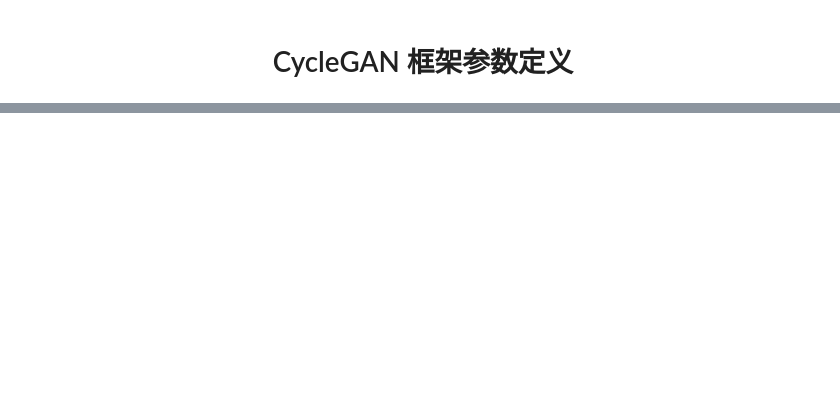
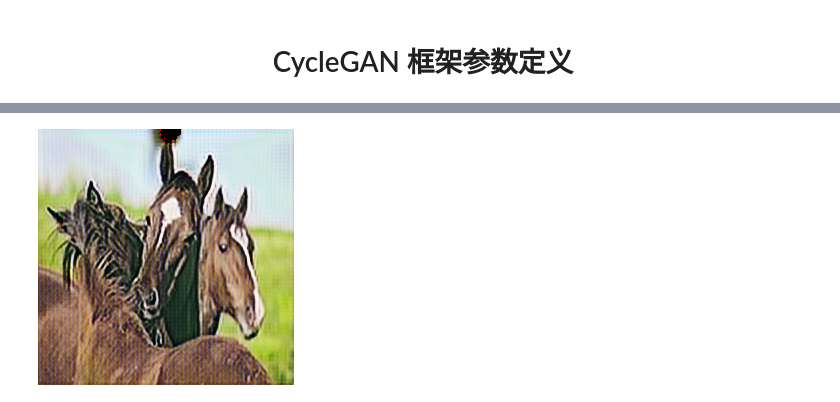
Before and after one commit to qrsforever/hzcsnote, a Jupyter notebook: gan/docs/gan_parameters.ipynb, the cells around one changed output, grey strips where cells are left out. Saved outputs shown, nothing was run; the diff lists cells and outputs as text; code cells hidden in the pictures; blank space fills up the shorter version.

```diff
--- a/gan/docs/gan_parameters.ipynb
+++ b/gan/docs/gan_parameters.ipynb
@@ -38,0 +236,4 @@ gan_mode | string | lsgan | vanilla<br>lsgan<br>wgangp | GAN目标类型
+# %%
+Image.open(BytesIO(results['fake_B']))
+# %% [output]
+[figure, added]
```
Also changed, not shown: parts of 46 cells of this notebook, 2 other files.
